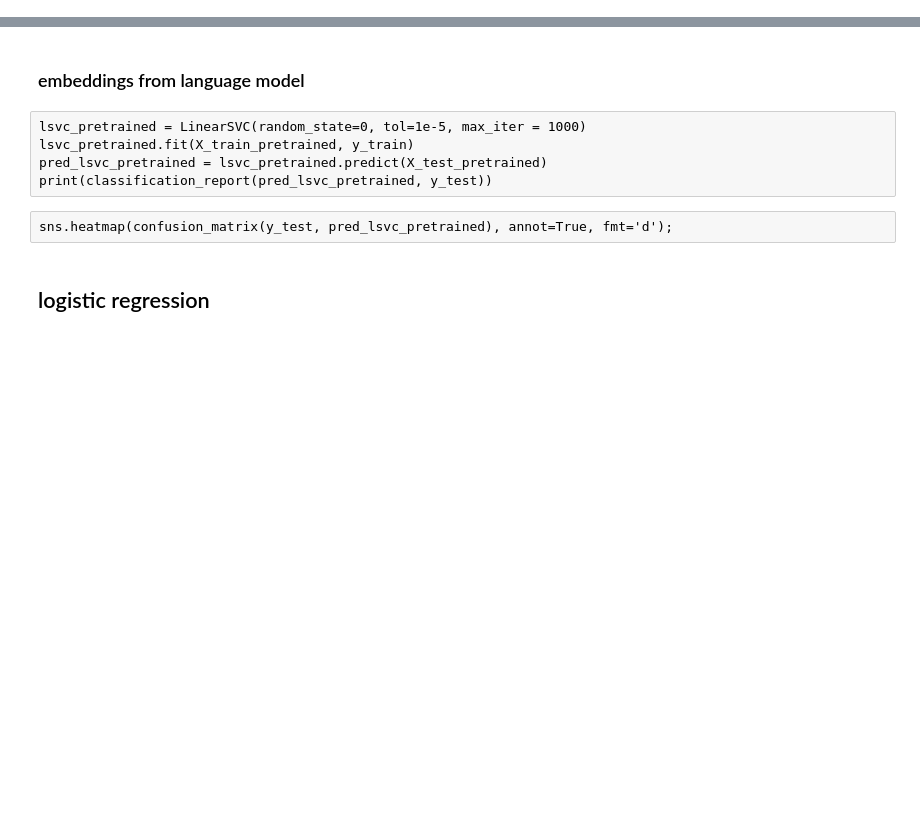
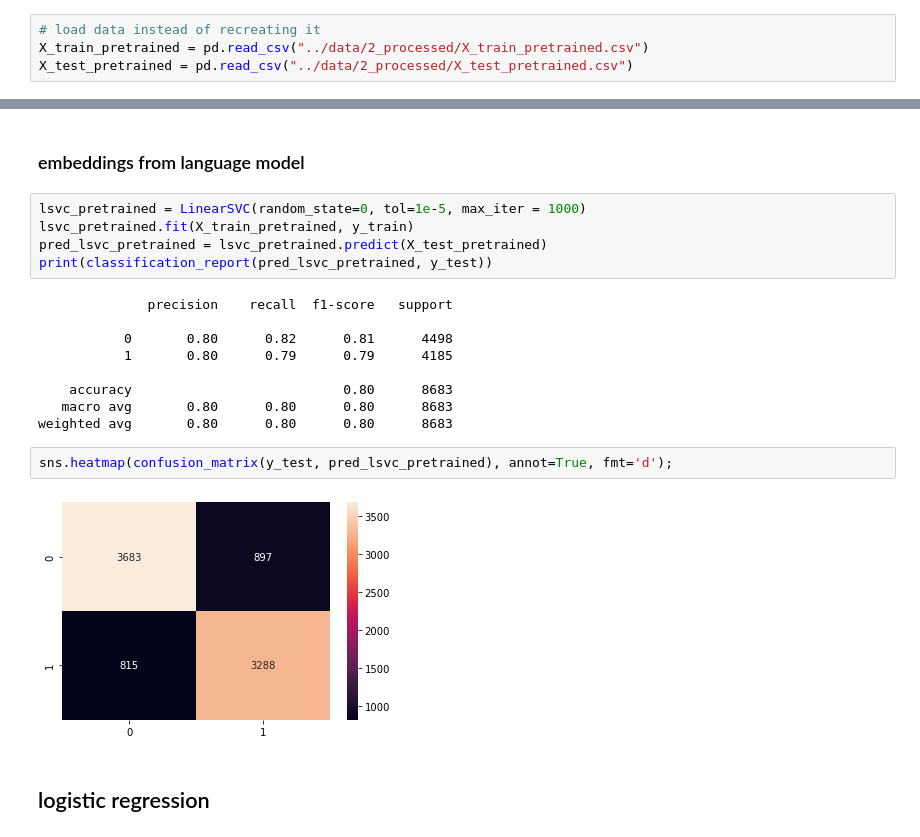
Before and after one commit to Priapos1004/ML101, a Jupyter notebook: examples/irony_classification/notebooks/irony classification.ipynb, the cells around one changed output, grey strips where cells are left out. Cells and saved outputs as stored; diff of their text form; blank space fills up the shorter version.

```diff
--- a/examples/irony_classification/notebooks/irony classification.ipynb
+++ b/examples/irony_classification/notebooks/irony classification.ipynb
@@ -188,3 +199,7 @@ X_test_pretrained = build_embeddings(X_test)
+# %%
+# load data instead of recreating it
+X_train_pretrained = pd.read_csv("../data/2_processed/X_train_pretrained.csv")
+X_test_pretrained = pd.read_csv("../data/2_processed/X_test_pretrained.csv")
 # %% [markdown]
 ## end result of preprocessing
 # %%
@@ -251,13 +266,24 @@ sns.heatmap(confusion_matrix(y_test, pred_lsvc_tfidf), annot=True, fmt='d')
 [figure]
 # %% [markdown]
 ### embeddings from language model
-# %% [raw]
-lsvc_pretrained = LinearSVC(random_state=0, tol=1e-5, max_iter = 1000)
-lsvc_pretrained.fit(X_train_pretrained, y_train)
-pred_lsvc_pretrained = lsvc_pretrained.predict(X_test_pretrained)
-print(classification_report(pred_lsvc_pretrained, y_test))
-# %% [raw]
-sns.heatmap(confusion_matrix(y_test, pred_lsvc_pretrained), annot=True, fmt='d');
+# %%
+lsvc_pretrained = LinearSVC(random_state=0, tol=1e-5, max_iter = 1000)
+lsvc_pretrained.fit(X_train_pretrained, y_train)
+pred_lsvc_pretrained = lsvc_pretrained.predict(X_test_pretrained)
+print(classification_report(pred_lsvc_pretrained, y_test))
+# %% [output]
+              precision    recall  f1-score   support
+
+           0       0.80      0.82      0.81      4498
+           1       0.80      0.79      0.79      4185
+
+    accuracy                           0.80      8683
+   macro avg       0.80      0.80      0.80      8683
+weighted avg       0.80      0.80      0.80      8683
+# %%
+sns.heatmap(confusion_matrix(y_test, pred_lsvc_pretrained), annot=True, fmt='d');
+# %% [output]
+[figure, added]
 # %% [markdown]
 ## logistic regression
 # %% [markdown]
```
Also changed, not shown: parts of 8 cells of this notebook.
